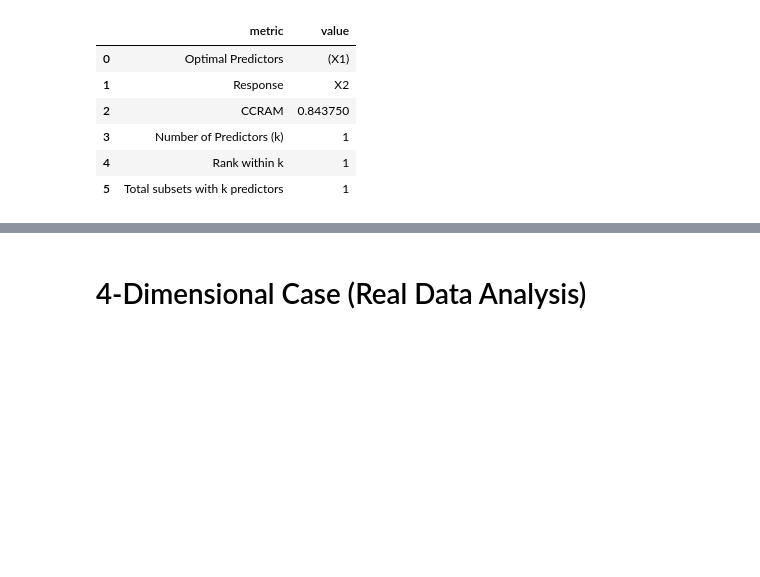
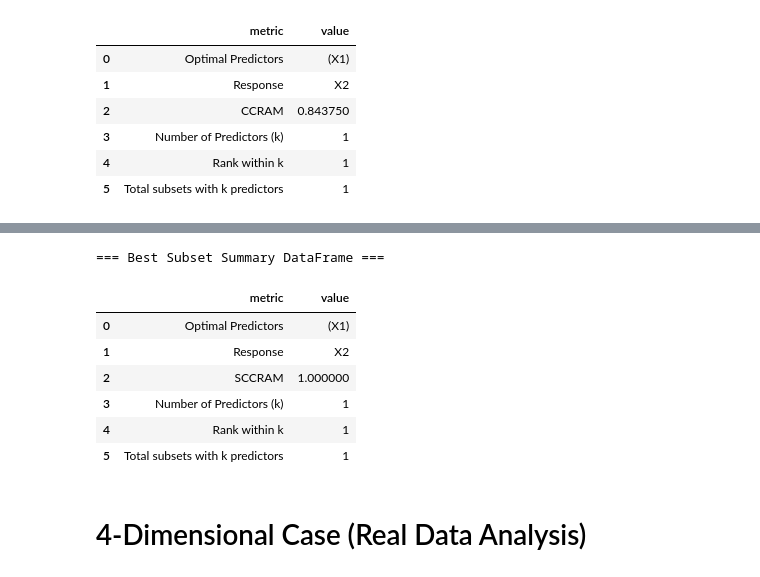
Before and after one commit to DhyeyMavani2003/ccrvam, a Jupyter notebook: examples/jupyter/03_BestSubsets_Selection.ipynb, the cells around one changed output, grey strips where cells are left out. Saved outputs shown, nothing was run; the diff lists cells and outputs as text; code cells hidden in the pictures; blank space fills up the shorter version.

```diff
--- a/examples/jupyter/03_BestSubsets_Selection.ipynb
+++ b/examples/jupyter/03_BestSubsets_Selection.ipynb
@@ -111,3 +118,13 @@ best_2d.summary_df()
 | 3 | Number of Predictors (k) | 1 |
 | 4 | Rank within k | 1 |
 | 5 | Total subsets with k predictors | 1 |
+# %%
+# Find the best subset for predicting X2
+best_2d_scaled = best_subset_ccram(
+    contingency_table,
+    response=2,
+    scaled=True
+)
+
+print("=== Best Subset Result (2D) ===")
+best_2d_scaled
@@ -114,3 +140,15 @@ best_2d.summary_df()
+# %%
+print("=== Best Subset Summary DataFrame ===")
+best_2d_scaled.summary_df()
+# %% [output]
+=== Best Subset Summary DataFrame ===
+|  | metric | value |
+| 0 | Optimal Predictors | (X1) |
+| 1 | Response | X2 |
+| 2 | SCCRAM | 1.000000 |
+| 3 | Number of Predictors (k) | 1 |
+| 4 | Rank within k | 1 |
+| 5 | Total subsets with k predictors | 1 |
 # %% [markdown]
 # 4-Dimensional Case (Real Data Analysis)
 # %% [markdown]
```
Also changed, not shown: parts of 18 cells of this notebook, 3 other files.
